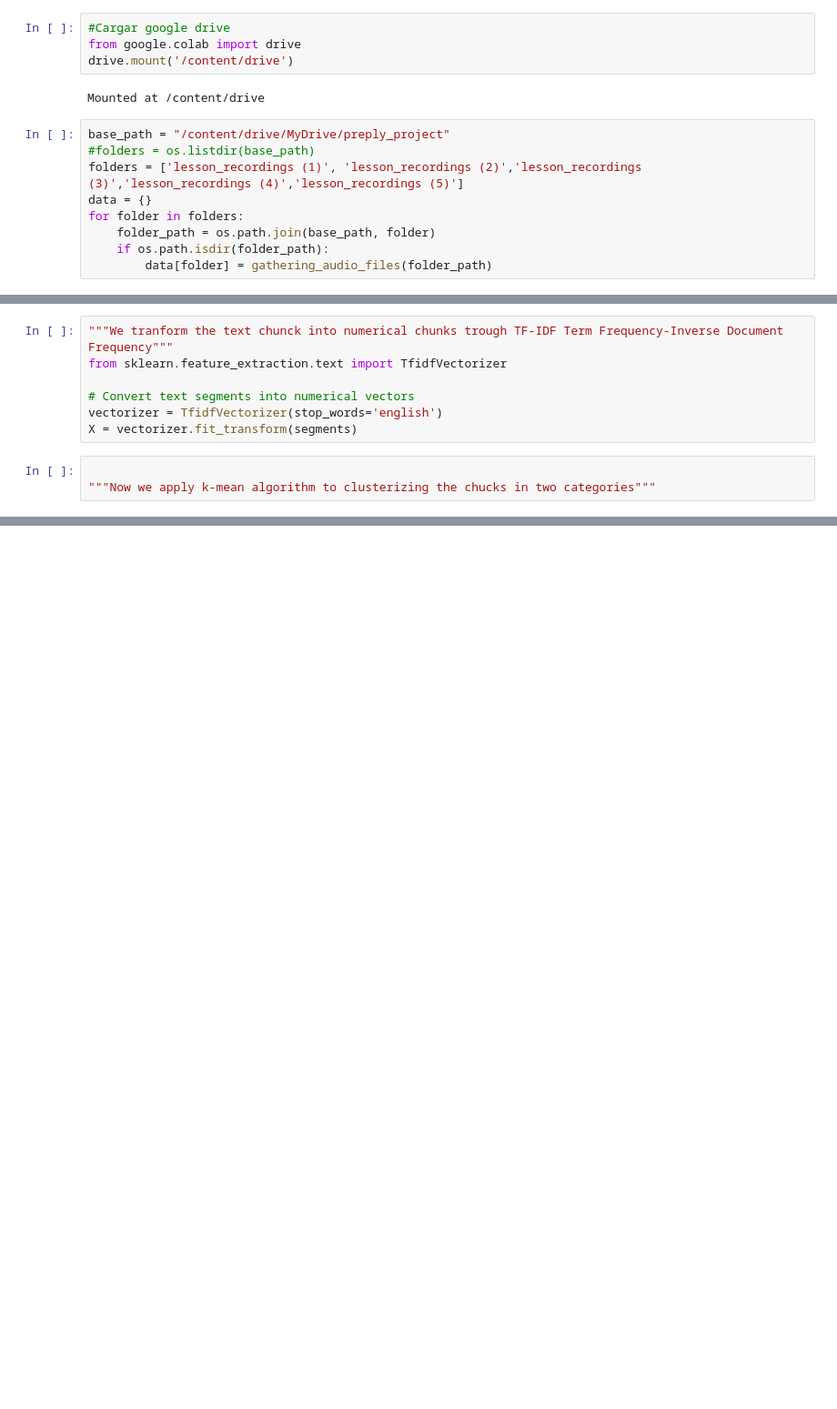
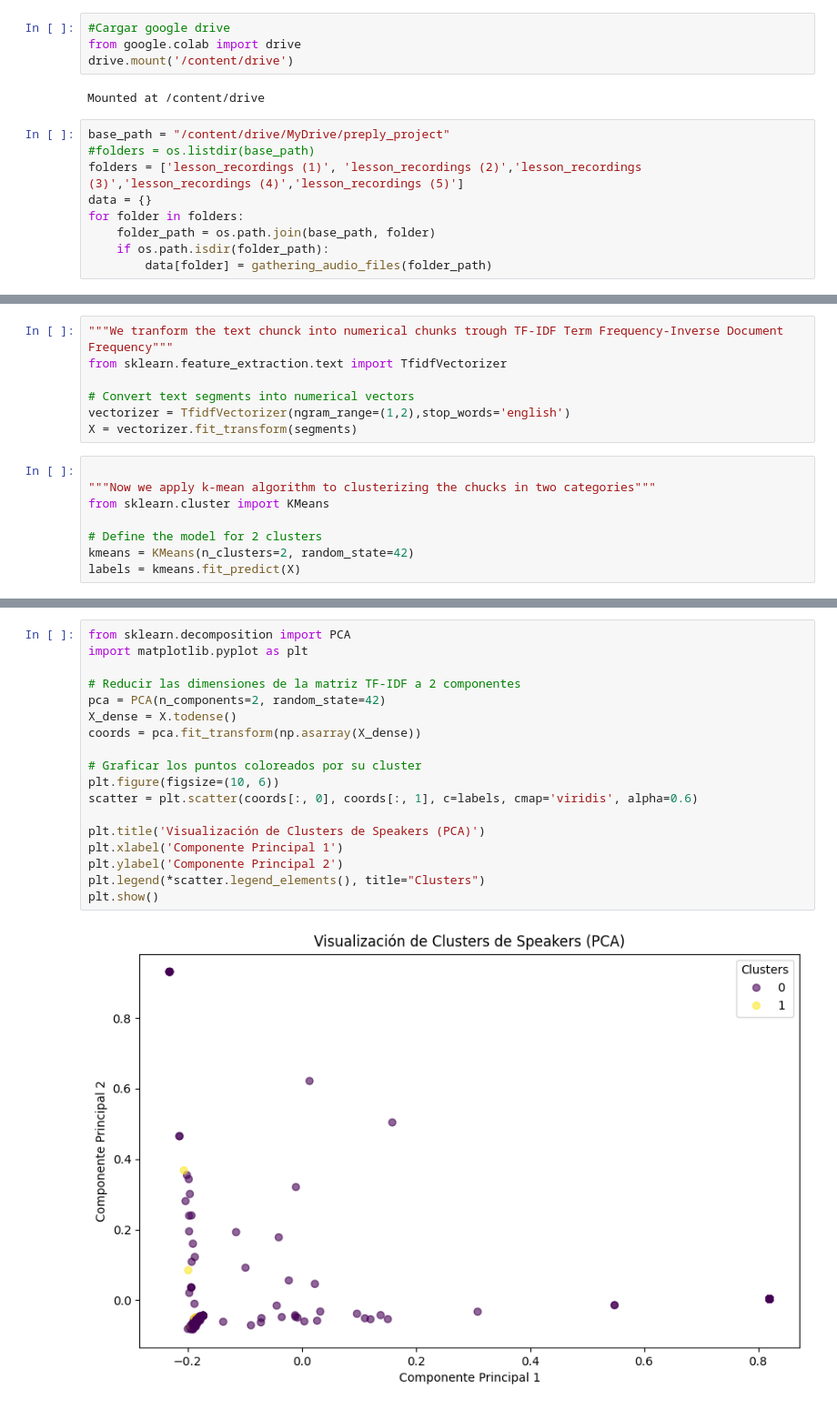
Before and after one commit to Royromero/audiofiles_preply_transcript, a Jupyter notebook: audio_transcript_preply.ipynb, the cells around one changed output, grey strips where cells are left out. Shown at 91% size. Saved outputs shown, nothing was run; the diff lists cells and outputs as text; blank space fills up the shorter version.

```diff
--- a/audio_transcript_preply.ipynb
+++ b/audio_transcript_preply.ipynb
@@ -88,8 +86,13 @@ NameError: name 'data' is not defined
 from sklearn.feature_extraction.text import TfidfVectorizer
 
 # Convert text segments into numerical vectors
-vectorizer = TfidfVectorizer(stop_words='english')
+vectorizer = TfidfVectorizer(ngram_range=(1,2),stop_words='english')
 X = vectorizer.fit_transform(segments)
 # %%
 
 """Now we apply k-mean algorithm to clusterizing the chucks in two categories"""
+from sklearn.cluster import KMeans
+
+# Define the model for 2 clusters
+kmeans = KMeans(n_clusters=2, random_state=42)
+labels = kmeans.fit_predict(X)
@@ -95,0 +183,20 @@ X = vectorizer.fit_transform(segments)
+# %%
+from sklearn.decomposition import PCA
+import matplotlib.pyplot as plt
+
+# Reducir las dimensiones de la matriz TF-IDF a 2 componentes
+pca = PCA(n_components=2, random_state=42)
+X_dense = X.todense()
+coords = pca.fit_transform(np.asarray(X_dense))
+
+# Graficar los puntos coloreados por su cluster
+plt.figure(figsize=(10, 6))
+scatter = plt.scatter(coords[:, 0], coords[:, 1], c=labels, cmap='viridis', alpha=0.6)
+
+plt.title('Visualización de Clusters de Speakers (PCA)')
+plt.xlabel('Componente Principal 1')
+plt.ylabel('Componente Principal 2')
+plt.legend(*scatter.legend_elements(), title="Clusters")
+plt.show()
+# %% [output]
+[figure, added]
```
Also changed, not shown: parts of 8 cells of this notebook.
